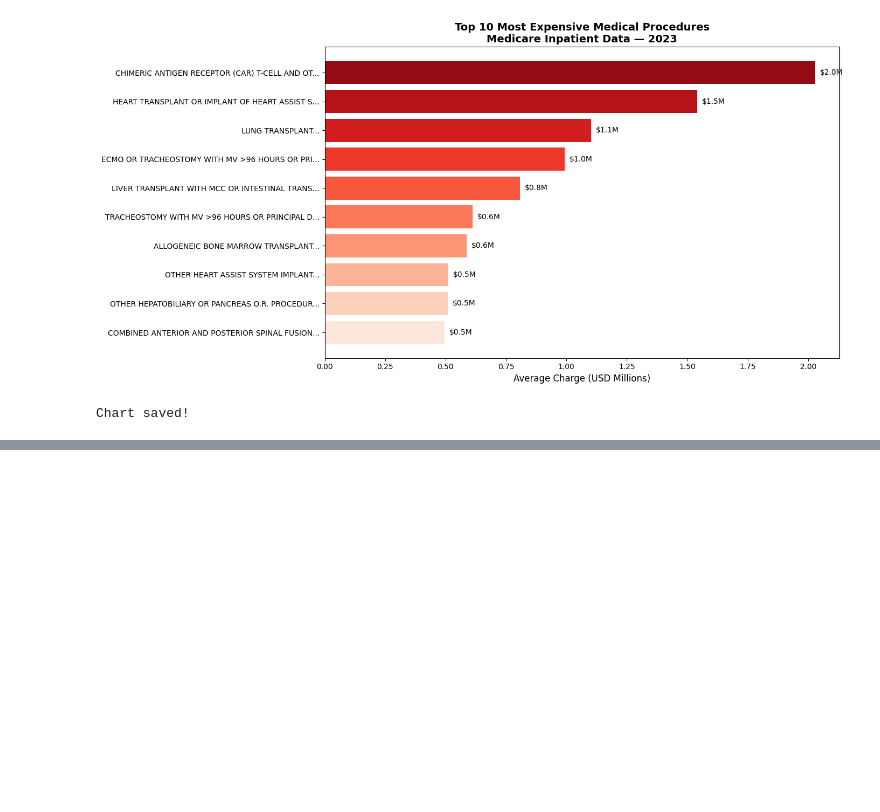
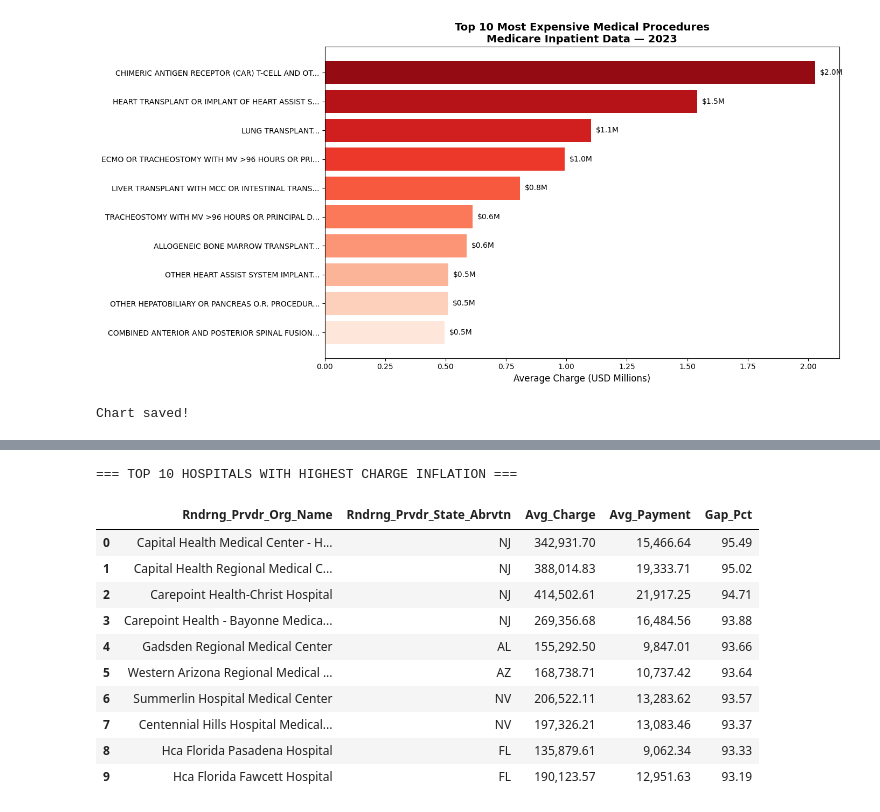
Before and after one commit to raianecostac-hub/healthcare-claims-analysis, a Jupyter notebook: notebooks/01_exploratory_analysis.ipynb, the cells around one changed output, grey strips where cells are left out. Saved outputs shown, nothing was run; the diff lists cells and outputs as text; code cells hidden in the pictures; blank space fills up the shorter version.

```diff
--- a/notebooks/01_exploratory_analysis.ipynb
+++ b/notebooks/01_exploratory_analysis.ipynb
@@ -132,0 +196,34 @@ Chart saved!
+# %%
+# Hospitals with biggest gap between charged and paid
+gap_analysis = (df.groupby(['Rndrng_Prvdr_Org_Name', 'Rndrng_Prvdr_State_Abrvtn'])
+                .agg(
+                    Avg_Charge=('Avg_Submtd_Cvrd_Chrg', 'mean'),
+                    Avg_Payment=('Avg_Tot_Pymt_Amt', 'mean'),
+                    Total_Discharges=('Tot_Dschrgs', 'sum')
+                )
+                .reset_index())
+
+gap_analysis['Gap_Pct'] = ((gap_analysis['Avg_Charge'] - gap_analysis['Avg_Payment'])
+                            / gap_analysis['Avg_Charge'] * 100)
+
+# Filter hospitals with meaningful volume (min 100 discharges)
+gap_filtered = gap_analysis[gap_analysis['Total_Discharges'] >= 100]
+
+top_gap = gap_filtered.sort_values('Gap_Pct', ascending=False).head(10).reset_index(drop=True)
+
+print("=== TOP 10 HOSPITALS WITH HIGHEST CHARGE INFLATION ===")
+display(top_gap[['Rndrng_Prvdr_Org_Name', 'Rndrng_Prvdr_State_Abrvtn',
+                  'Avg_Charge', 'Avg_Payment', 'Gap_Pct']])
+# %% [output]
+=== TOP 10 HOSPITALS WITH HIGHEST CHARGE INFLATION ===
+|  | Rndrng_Prvdr_Org_Name | Rndrng_Prvdr_State_Abrvtn | Avg_Charge | Avg_Payment | Gap_Pct |
+| 0 | Capital Health Medical Center - H... | NJ | 342,931.70 | 15,466.64 | 95.49 |
+| 1 | Capital Health Regional Medical C... | NJ | 388,014.83 | 19,333.71 | 95.02 |
+| 2 | Carepoint Health-Christ Hospital | NJ | 414,502.61 | 21,917.25 | 94.71 |
+| 3 | Carepoint Health - Bayonne Medica... | NJ | 269,356.68 | 16,484.56 | 93.88 |
+| 4 | Gadsden Regional Medical Center | AL | 155,292.50 | 9,847.01 | 93.66 |
+| 5 | Western Arizona Regional Medical ... | AZ | 168,738.71 | 10,737.42 | 93.64 |
+| 6 | Summerlin Hospital Medical Center | NV | 206,522.11 | 13,283.62 | 93.57 |
+| 7 | Centennial Hills Hospital Medical... | NV | 197,326.21 | 13,083.46 | 93.37 |
+| 8 | Hca Florida Pasadena Hospital | FL | 135,879.61 | 9,062.34 | 93.33 |
+| 9 | Hca Florida Fawcett Hospital | FL | 190,123.57 | 12,951.63 | 93.19 |
```
Also changed, not shown: parts of 4 cells of this notebook, 2 other files.
